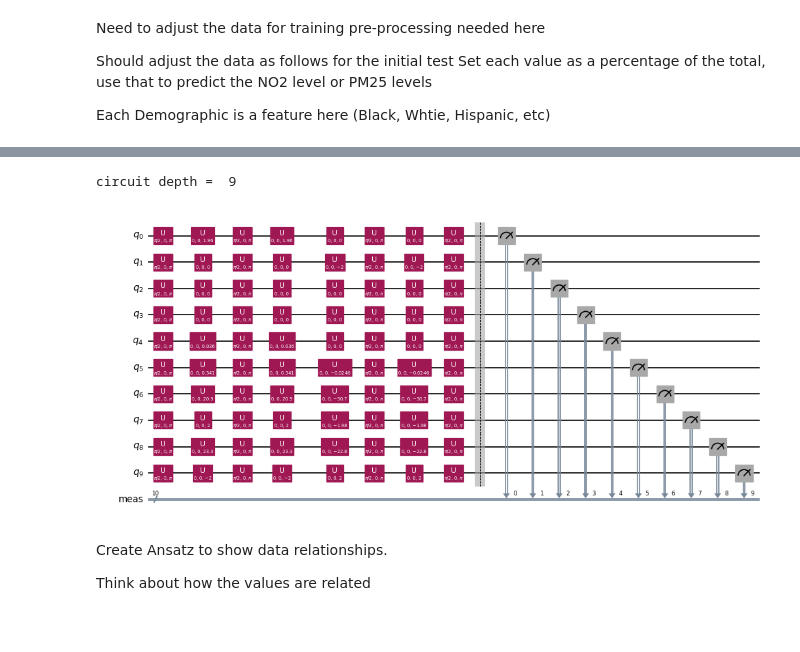
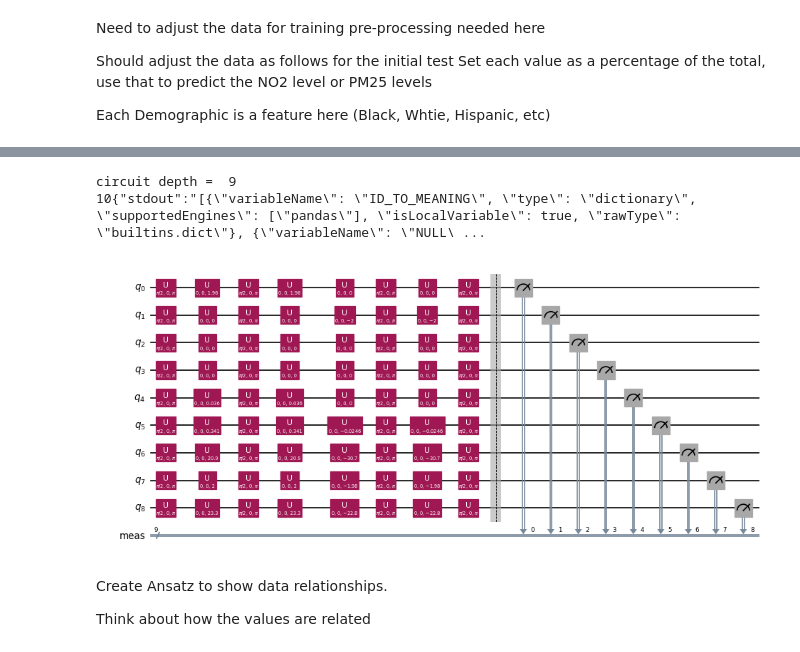
Before and after one commit to peoplesinc/air-pollution-data, a Jupyter notebook: baltimore-figures/baltimore_qml.ipynb, the cells around one changed output, grey strips where cells are left out. Saved outputs shown, nothing was run; the diff lists cells and outputs as text; code cells hidden in the pictures.

```diff
--- a/baltimore-figures/baltimore_qml.ipynb
+++ b/baltimore-figures/baltimore_qml.ipynb
@@ -190,31 +197,32 @@ print(processed_data)
 # %%
 # Sample with two rows
 
 
 from qiskit.circuit.library import z_feature_map
 from qiskit.circuit.library import unitary_overlap
 
 # Data points with labels removed, for inner product
 #train_data = [dataset["Black"][:10], dataset["White"][:10]]
-train_data=[processed_data[0], processed_data[1]]
+train_data=[processed_data[0][:-1], processed_data[1][:-1]]
 
 # Encode the data into quantum states using the ZFeatureMap
 fm = z_feature_map(feature_dimension=np.shape(train_data)[1])
 
 num_qubits = fm.num_qubits
 
 #Assign Params
 unitary1 = fm.assign_parameters(train_data[0])
 unitary2 = fm.assign_parameters(train_data[1])
 
 overlap_circ = unitary_overlap(unitary1, unitary2)
 overlap_circ.measure_all()
 
 print("circuit depth = ", overlap_circ.decompose().depth())
 overlap_circ.decompose().draw("mpl", scale=0.6, style="iqp")
 # %% [output]
 circuit depth =  9
+10{"stdout":"[{\"variableName\": \"ID_TO_MEANING\", \"type\": \"dictionary\", \"supportedEngines\": [\"pandas\"], \"isLocalVariable\": true, \"rawType\": \"builtins.dict\"}, {\"variableName\": \"NULL\ ...
-[figure, old version]
+[figure, new version]
 # %% [markdown]
 Create Ansatz to show data relationships.
 
```
Also changed, not shown: parts of 11 cells of this notebook.
